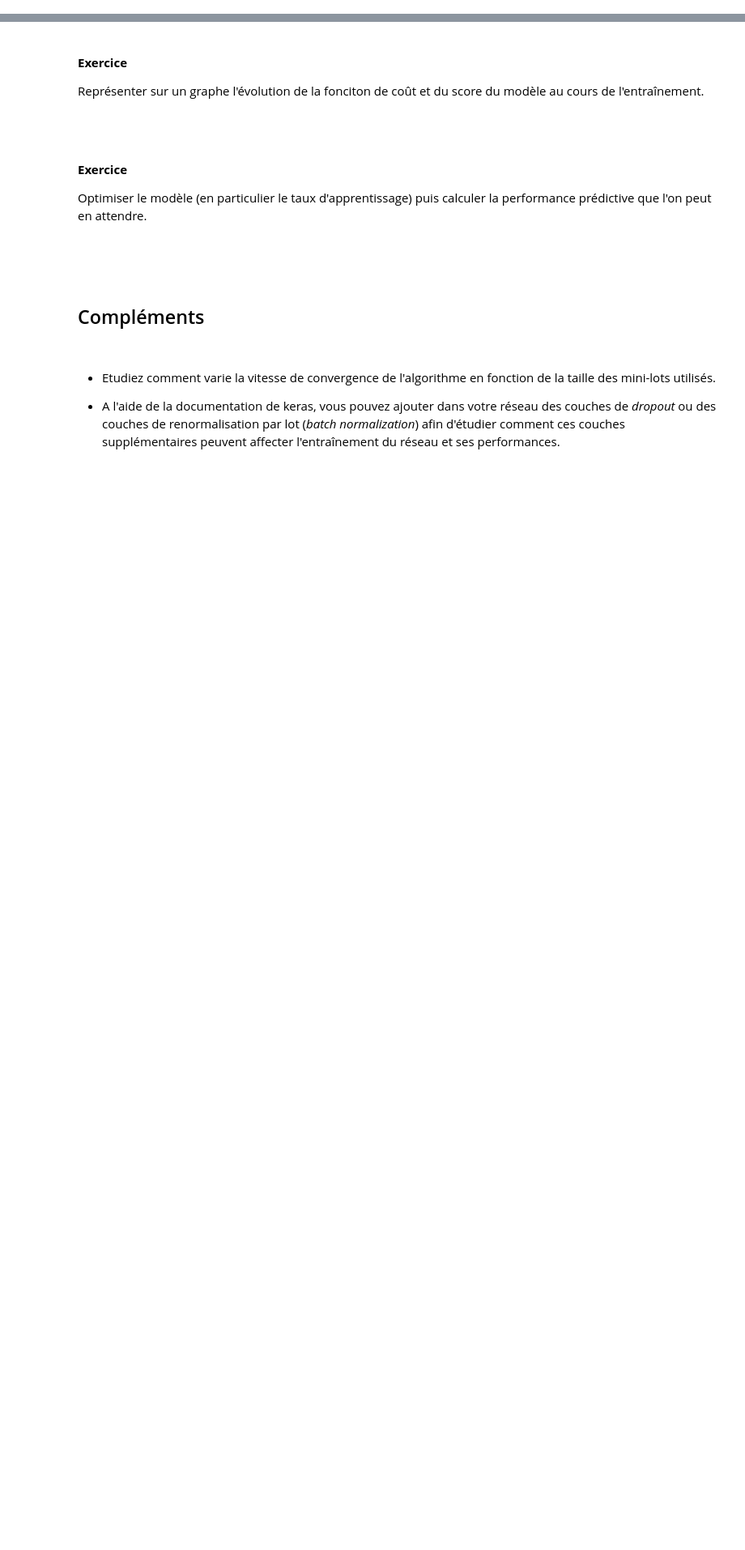
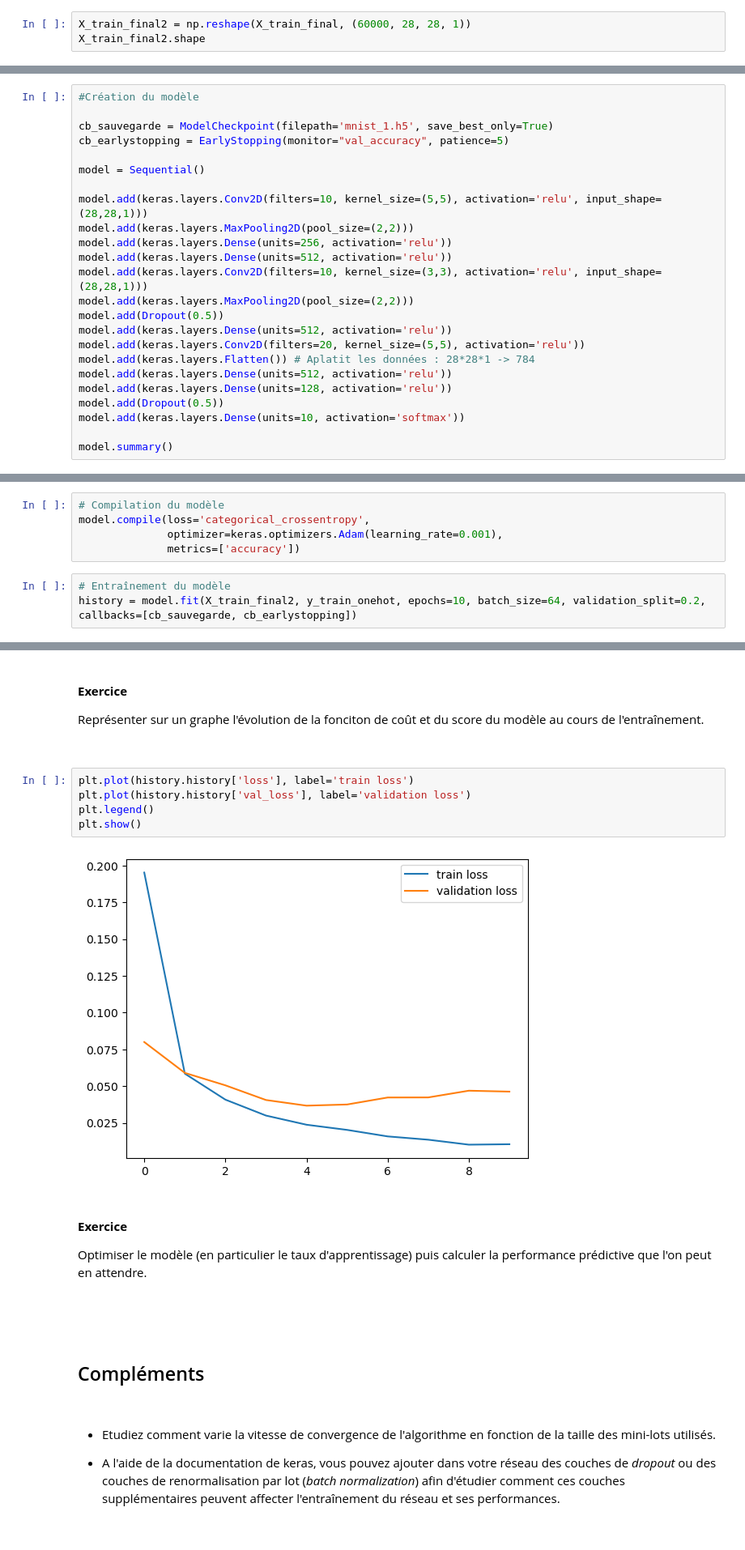
Before and after one commit to Rockinfox91/tp_ia, a Jupyter notebook: TP4 - réseaux neuronaux.ipynb, the cells around one changed output, grey strips where cells are left out. Shown at 81% size. Drawn from its saved outputs; the diff is of its cells as text; blank space fills up the shorter version.

```diff
--- a/TP4 - réseaux neuronaux.ipynb
+++ b/TP4 - réseaux neuronaux.ipynb
@@ -166,3 +320,6 @@ keras.backend.image_data_format()
 Mettre les données $X$ d'entraînement et de test sous la forme de tableaux de dimension (data_num, row_num, col_num, 1).
 
 <br>
+# %%
+X_train_final2 = np.reshape(X_train_final, (60000, 28, 28, 1))
+X_train_final2.shape
@@ -185,0 +343,24 @@ Construire un réseau convolutif ayant la structure suivante:
+# %%
+#Création du modèle
+
+cb_sauvegarde = ModelCheckpoint(filepath='mnist_1.h5', save_best_only=True)
+cb_earlystopping = EarlyStopping(monitor="val_accuracy", patience=5)
+
+model = Sequential()
+
+model.add(keras.layers.Conv2D(filters=10, kernel_size=(5,5), activation='relu', input_shape=(28,28,1)))
+model.add(keras.layers.MaxPooling2D(pool_size=(2,2)))
+model.add(keras.layers.Dense(units=256, activation='relu'))
+model.add(keras.layers.Dense(units=512, activation='relu'))
+model.add(keras.layers.Conv2D(filters=10, kernel_size=(3,3), activation='relu', input_shape=(28,28,1)))
+model.add(keras.layers.MaxPooling2D(pool_size=(2,2)))
+model.add(Dropout(0.5))
+model.add(keras.layers.Dense(units=512, activation='relu'))
+model.add(keras.layers.Conv2D(filters=20, kernel_size=(5,5), activation='relu'))
+model.add(keras.layers.Flatten()) # Aplatit les données : 28*28*1 -> 784
+model.add(keras.layers.Dense(units=512, activation='relu'))
+model.add(keras.layers.Dense(units=128, activation='relu'))
+model.add(Dropout(0.5))
+model.add(keras.layers.Dense(units=10, activation='softmax'))
+
+model.summary()
@@ -203,0 +399,8 @@ Compiler et entraîner le modèle avec les paramètres suivants:
+# %%
+# Compilation du modèle
+model.compile(loss='categorical_crossentropy',
+              optimizer=keras.optimizers.Adam(learning_rate=0.001),
+              metrics=['accuracy'])
+# %%
+# Entraînement du modèle
+history = model.fit(X_train_final2, y_train_onehot, epochs=10, batch_size=64, validation_split=0.2, callbacks=[cb_sauvegarde, cb_earlystopping])
@@ -209,6 +427,13 @@ Compiler et entraîner le modèle avec les paramètres suivants:
 Représenter sur un graphe l'évolution de la fonciton de coût et du score du modèle au cours de l'entraînement.
 
 <br>
+# %%
+plt.plot(history.history['loss'], label='train loss')
+plt.plot(history.history['val_loss'], label='validation loss')
+plt.legend()
+plt.show()
+# %% [output]
+[figure, added]
 # %% [markdown]
 <br>
 
```
Also changed, not shown: parts of 24 cells of this notebook, 1 other file.
